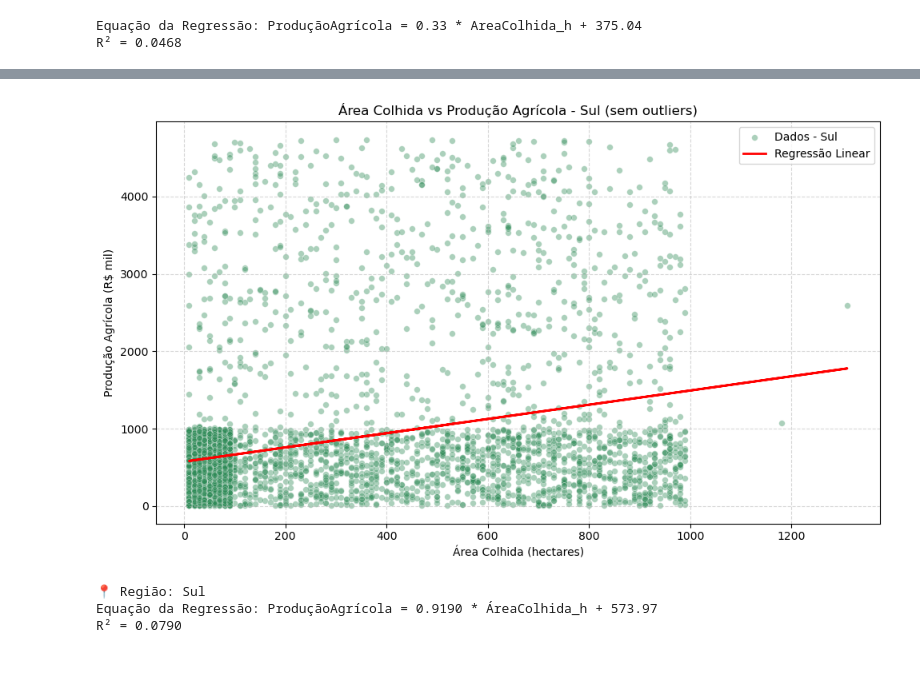
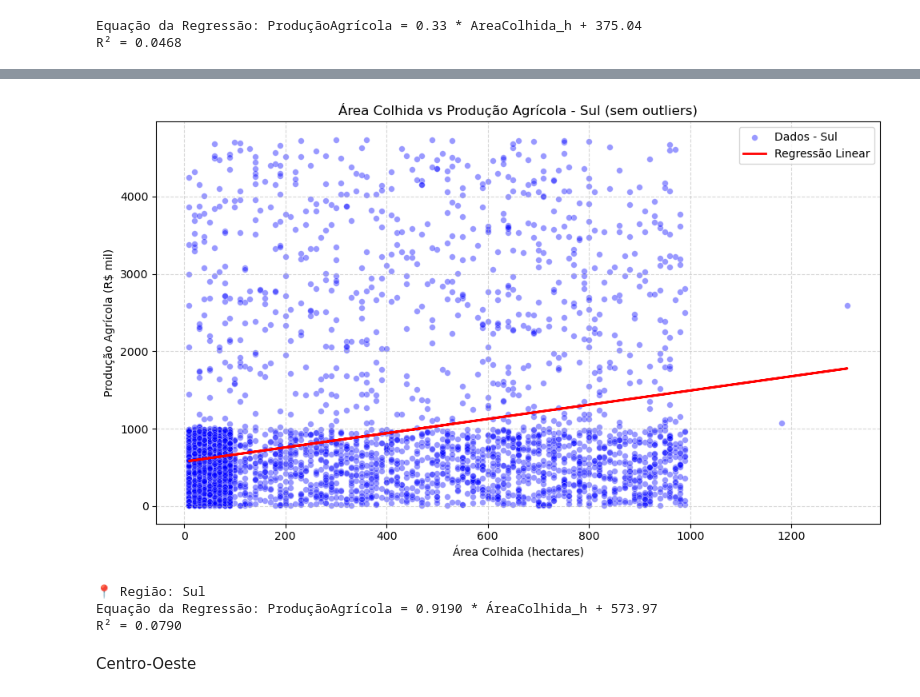
Before and after one commit to anaC-Fernandes/ProjetoDados, a Jupyter notebook: Notebooks/Dataset_Agro.ipynb, the cells around one changed output, grey strips where cells are left out. Cells and saved outputs as stored; diff of their text form; code cells hidden in the pictures; blank space fills up the shorter version.

```diff
--- a/Notebooks/Dataset_Agro.ipynb
+++ b/Notebooks/Dataset_Agro.ipynb
@@ -92,0 +109,3 @@ df['povoamento'] = df['povoamento'].astype(float)
+# %%
+df.columns_names = df.columns.tolist()
+print("Colunas do DataFrame:", df.columns_names)
@@ -722,35 +604,37 @@ modelo = LinearRegression()
 modelo.fit(X, y)
 y_pred = modelo.predict(X)
 r2 = r2_score(y, y_pred)
 
 # Gráfico
 plt.figure(figsize=(10,6))
 sns.scatterplot(
     x='AreaColhida_h',
     y='VlProducaoAgricola',
     data=df_regiao,
     alpha=0.4,
     s=30,
-    color='seagreen',
+    color='blue',
     label=f'Dados - {regiao_alvo}'
 )
 plt.plot(df_regiao['AreaColhida_h'], y_pred, color='red', linewidth=2, label='Regressão Linear')
 plt.xlabel("Área Colhida (hectares)")
 plt.ylabel("Produção Agrícola (R$ mil)")
 plt.title(f"Área Colhida vs Produção Agrícola - {regiao_alvo} (sem outliers)")
 plt.grid(True, linestyle='--', alpha=0.5)
 plt.legend()
 plt.tight_layout()
 plt.show()
 
 # Resultados
 coef = modelo.coef_[0]
 intercept = modelo.intercept_
 print(f"📍 Região: {regiao_alvo}")
 print(f"Equação da Regressão: ProduçãoAgrícola = {coef:.4f} * ÁreaColhida_h + {intercept:.2f}")
 print(f"R² = {r2:.4f}")
 # %% [output]
-[figure, old version]
+[figure, new version]
 📍 Região: Sul
 Equação da Regressão: ProduçãoAgrícola = 0.9190 * ÁreaColhida_h + 573.97
 R² = 0.0790
+# %% [markdown]
+Centro-Oeste
```
Also changed, not shown: parts of 35 cells of this notebook, 10 other files.
